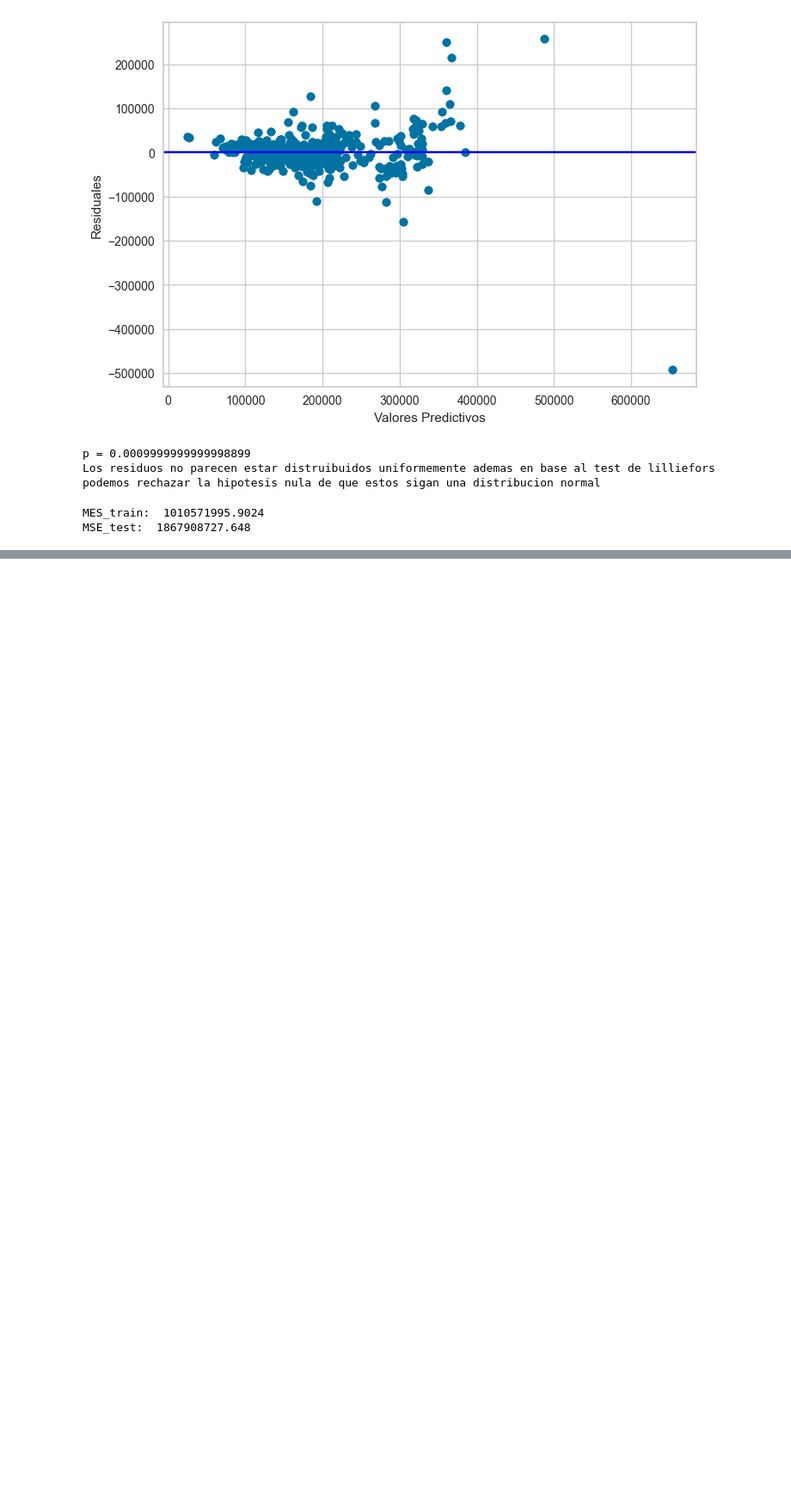
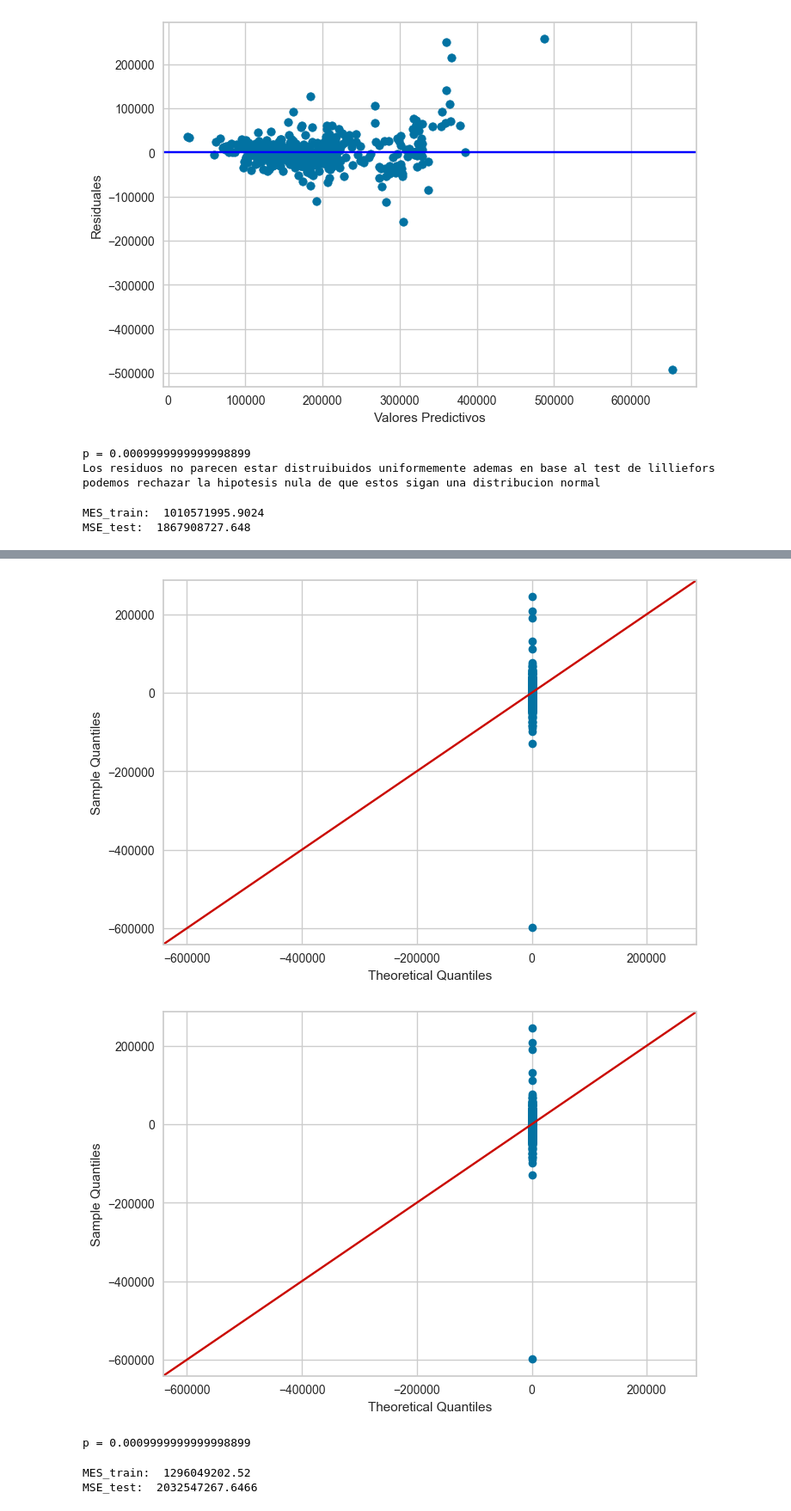
Before and after one commit to JoseAMoralesF/P2-Entrega1-MineriadeDatos, a Jupyter notebook: p2e1.ipynb, the cells around one changed output, grey strips where cells are left out. Shown at 86% size. Drawn from its saved outputs; the diff is of its cells as text; code cells hidden in the pictures; blank space fills up the shorter version.

```diff
--- a/p2e1.ipynb
+++ b/p2e1.ipynb
@@ -817,0 +852,19 @@ Multicolinealidad
+# %%
+sm.qqplot(resid_modelo2,line='45')
+# %% [output]
+[figure, added]
+[figure, added]
+# %%
+k,p=sm.stats.diagnostic.lilliefors(resid_modelo1)
+print("p =",p)
+# %% [output]
+p = 0.0009999999999998899
+# %%
+x_pred_modelo2 = modelo2.predict(X_train_stw)
+mse_modelo2_train=metrics.mean_squared_error(y_train, x_pred_modelo2)
+
+print("MES_train: ",round(mse_modelo2_train,4))
+print('MSE_test: ', round(mse_modelo2,4))
+# %% [output]
+MES_train:  1296049202.52
+MSE_test:  2032547267.6466
```
Also changed, not shown: parts of 34 cells of this notebook.
